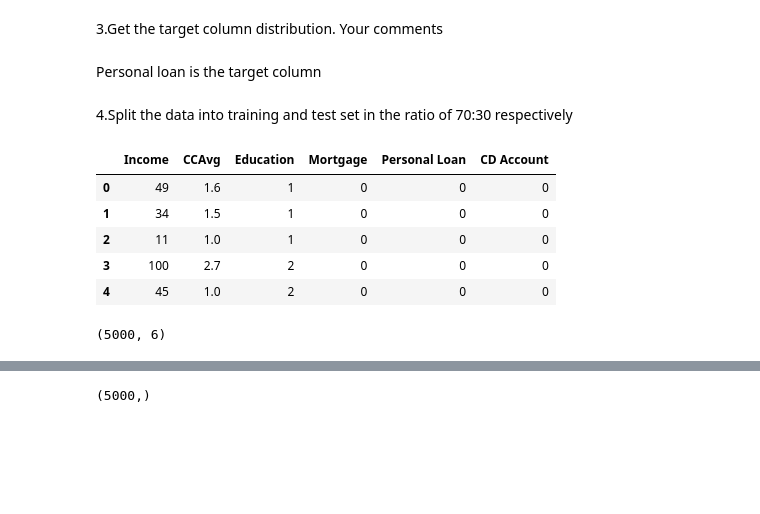
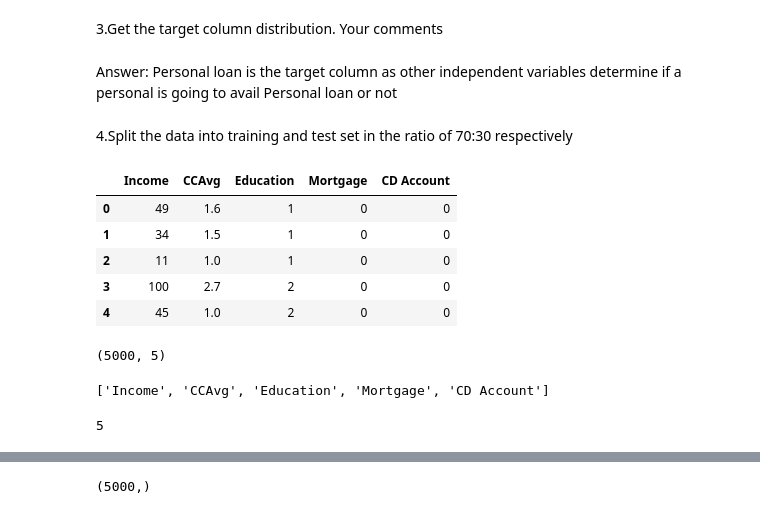
Before and after one commit to GreatLearningAIML1/bangalore-november-2018-batch-dsmithun, a Jupyter notebook: Supervised Learning_Project2_Thera Bank case study.ipynb, the cells around one changed output, grey strips where cells are left out. Saved outputs shown, nothing was run; the diff lists cells and outputs as text; code cells hidden in the pictures; blank space fills up the shorter version.

```diff
--- a/Supervised Learning_Project2_Thera Bank case study.ipynb
+++ b/Supervised Learning_Project2_Thera Bank case study.ipynb
@@ -160,22 +193,36 @@ sns.pairplot(bank_df, diag_kind='kde', hue ='Personal Loan')
 [figure]
 # %% [markdown]
 3.Get the target column distribution. Your comments
-# %% [markdown]
-Personal loan is the target column
+# %% [markdown]
+Answer: Personal loan is the target column as other independent variables determine if a personal is going to avail Personal loan or not
 # %% [markdown]
 4.Split the data into training and test set in the ratio of 70:30 respectively
 # %%
 # Removed independent variables that have least corelation with dependant variable
-x = bank_df.drop(labels=["Family", "Securities Account", "Online", "CreditCard", "ZIP Code", "Experience", "Age","ID"] , axis = 1)
+x = bank_df.drop(labels=["Personal Loan","Family", "Securities Account", "Online", "CreditCard", "ZIP Code", "Experience", "Age","ID"] , axis = 1)
+#x = bank_df.drop(labels=["ID"] , axis = 1)
 x.head()
 # %% [output]
-|  | Income | CCAvg | Education | Mortgage | Personal Loan | CD Account |
-| 0 | 49 | 1.6 | 1 | 0 | 0 | 0 |
-| 1 | 34 | 1.5 | 1 | 0 | 0 | 0 |
-| 2 | 11 | 1.0 | 1 | 0 | 0 | 0 |
-| 3 | 100 | 2.7 | 2 | 0 | 0 | 0 |
-| 4 | 45 | 1.0 | 2 | 0 | 0 | 0 |
+|  | Income | CCAvg | Education | Mortgage | CD Account |
+| 0 | 49 | 1.6 | 1 | 0 | 0 |
+| 1 | 34 | 1.5 | 1 | 0 | 0 |
+| 2 | 11 | 1.0 | 1 | 0 | 0 |
+| 3 | 100 | 2.7 | 2 | 0 | 0 |
+| 4 | 45 | 1.0 | 2 | 0 | 0 |
 # %%
 x.shape
 # %% [output]
-(5000, 6)
+(5000, 5)
+# %%
+# Treating outliers
+# Get all the column names in feature df
+x_cols = [col_name for col_name in x.columns]
+x_cols
+# %% [output]
+['Income', 'CCAvg', 'Education', 'Mortgage', 'CD Account']
+# %%
+# Get count of columns in feature df
+x_cols_num = len(x_cols)
+x_cols_num
+# %% [output]
+5
```
Also changed, not shown: parts of 15 cells of this notebook.
